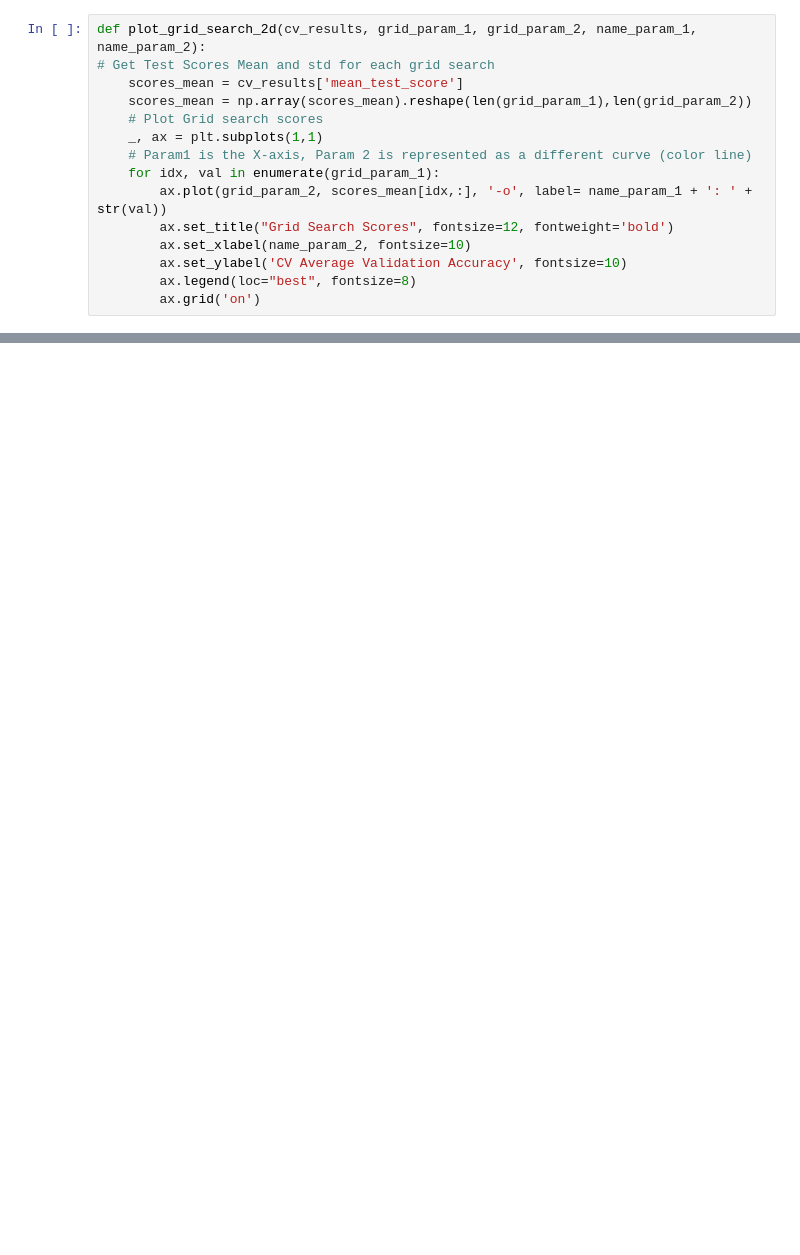
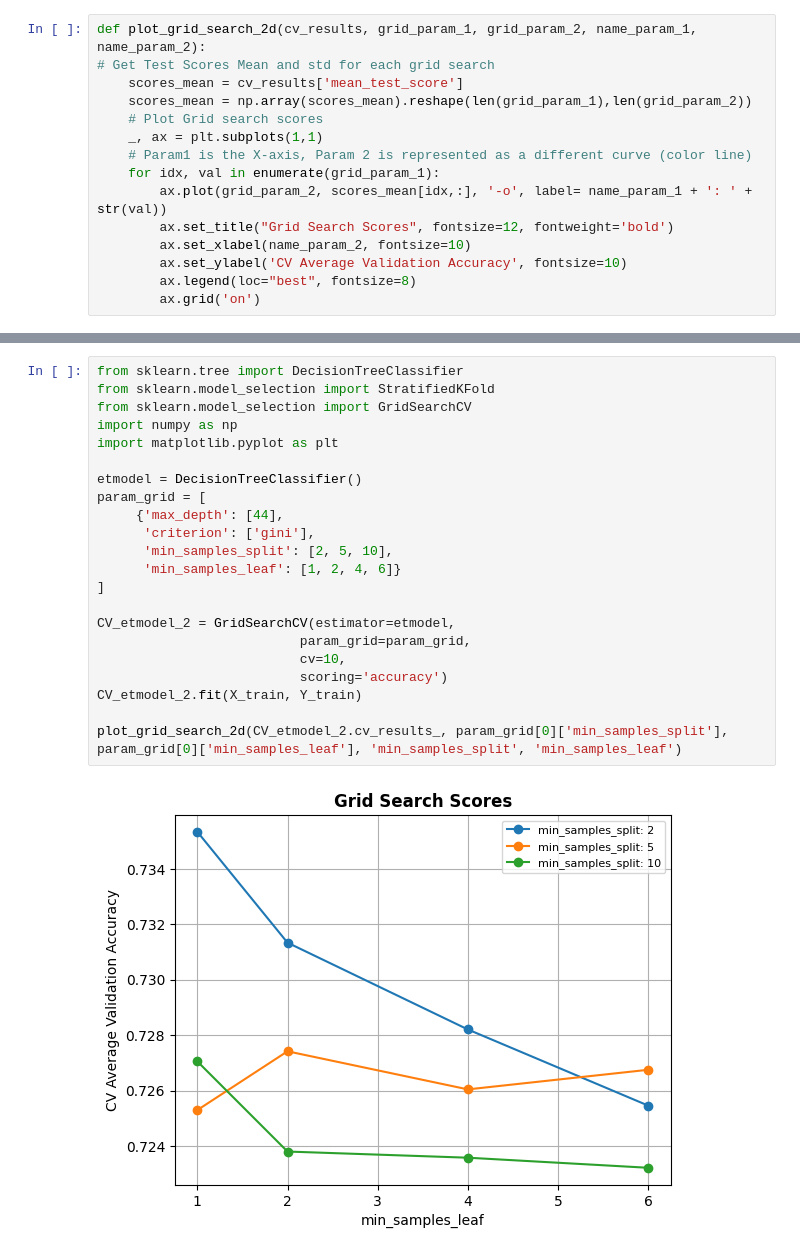
Before and after one commit to o2ba/fs-classify-products, a Jupyter notebook: data/Georgios & Joscha Random Forest/J03_Decision_Tree.ipynb, the cells around one changed output, grey strips where cells are left out. Drawn from its saved outputs; the diff is of its cells as text; blank space fills up the shorter version.

```diff
--- a/data/Georgios & Joscha Random Forest/J03_Decision_Tree.ipynb
+++ b/data/Georgios & Joscha Random Forest/J03_Decision_Tree.ipynb
@@ -46,2 +46,26 @@ plot_grid_search_2d(CV_etmodel.cv_results_, param_grid[0]['max_depth'], param_gr
+# %%
+from sklearn.tree import DecisionTreeClassifier
+from sklearn.model_selection import StratifiedKFold
+from sklearn.model_selection import GridSearchCV
+import numpy as np
+import matplotlib.pyplot as plt
+
+etmodel = DecisionTreeClassifier()
+param_grid = [
+     {'max_depth': [44],
+      'criterion': ['gini'],
+      'min_samples_split': [2, 5, 10],
+      'min_samples_leaf': [1, 2, 4, 6]}
+]
+
+CV_etmodel_2 = GridSearchCV(estimator=etmodel,
+                          param_grid=param_grid,
+                          cv=10,
+                          scoring='accuracy')
+CV_etmodel_2.fit(X_train, Y_train)
+
+plot_grid_search_2d(CV_etmodel_2.cv_results_, param_grid[0]['min_samples_split'], param_grid[0]['min_samples_leaf'], 'min_samples_split', 'min_samples_leaf')
+# %% [output]
+[figure, added]
 # %%
 etmodel = etmodel.set_params(**CV_etmodel.best_params_)
```
Also changed, not shown: parts of 6 cells of this notebook, 1 other file.
